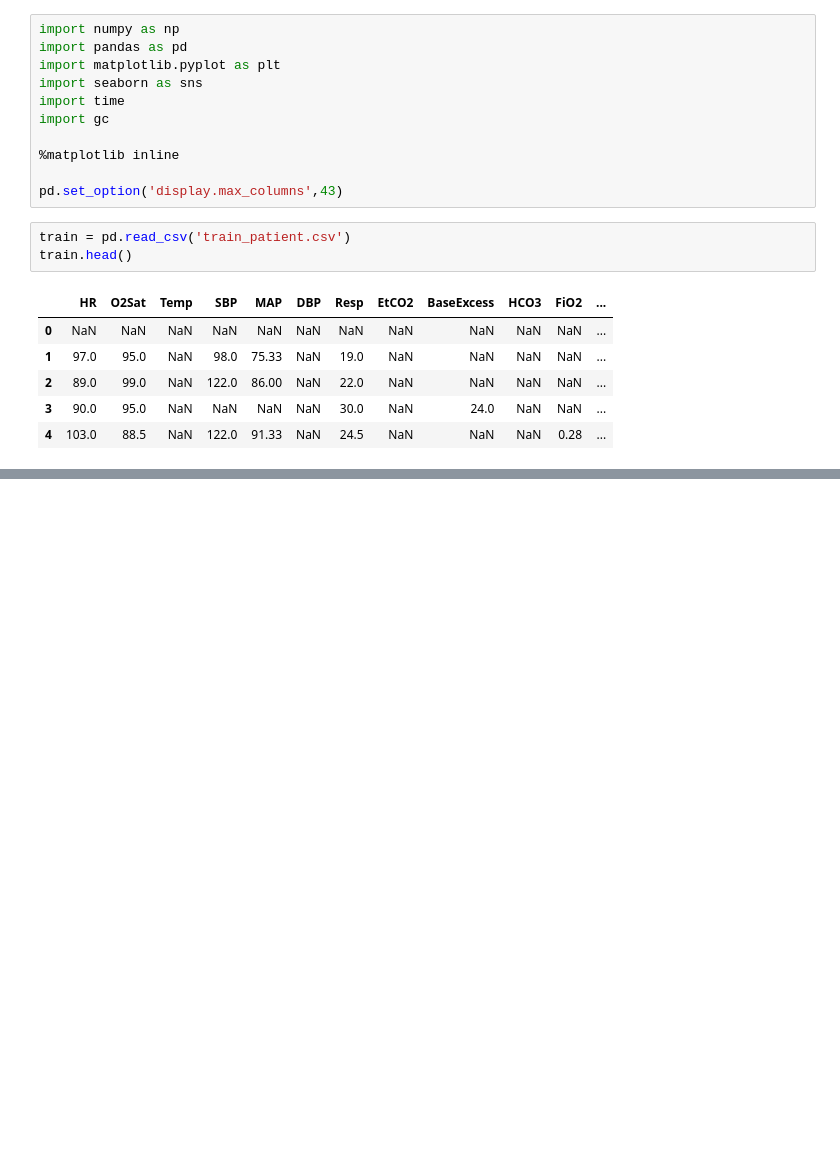
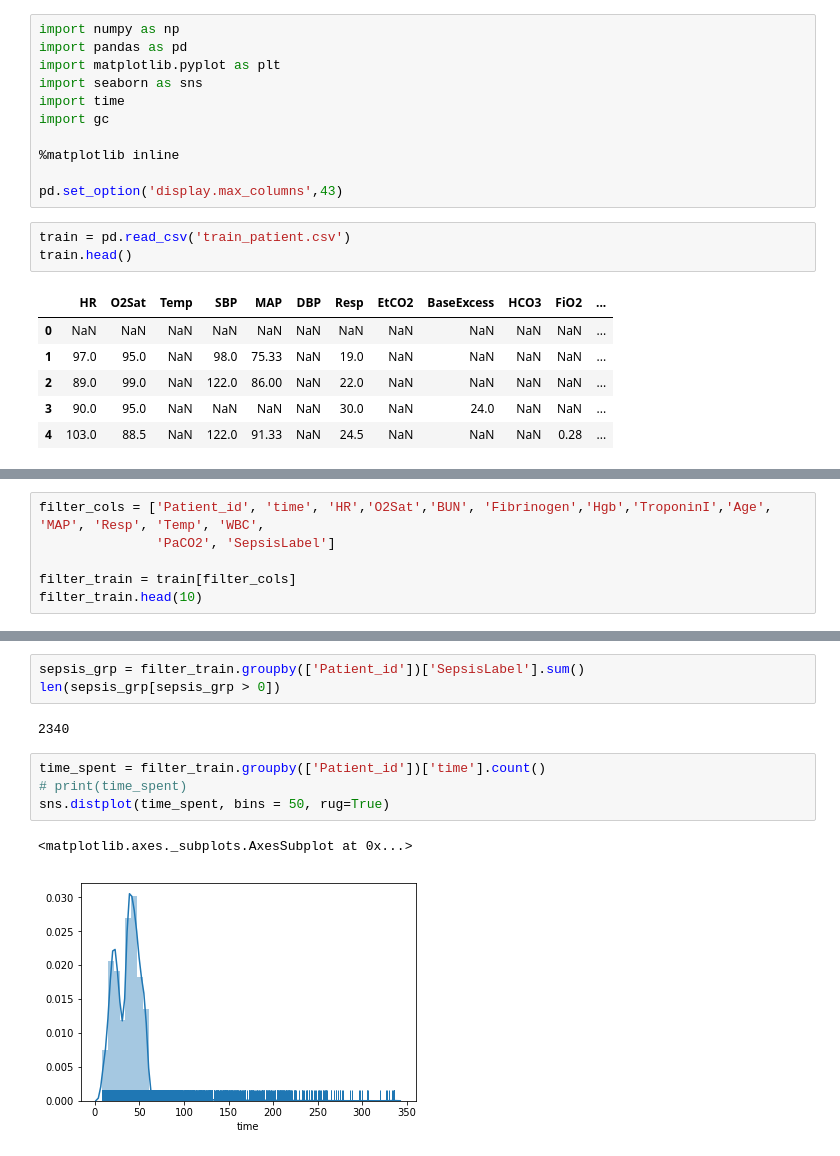
Before and after one commit to bejugamvarun/sepsisPrediction, a Jupyter notebook: EDA.ipynb, the cells around one changed output, grey strips where cells are left out. Saved outputs shown, nothing was run; the diff lists cells and outputs as text; blank space fills up the shorter version.

```diff
--- a/EDA.ipynb
+++ b/EDA.ipynb
@@ -25,0 +22,6 @@ train['Patient_id'].count()
+# %%
+filter_cols = ['Patient_id', 'time', 'HR','O2Sat','BUN', 'Fibrinogen','Hgb','TroponinI','Age', 'MAP', 'Resp', 'Temp', 'WBC',
+               'PaCO2', 'SepsisLabel']
+
+filter_train = train[filter_cols]
+filter_train.head(10)
@@ -25,0 +63,12 @@ train['Patient_id'].count()
+# %%
+sepsis_grp = filter_train.groupby(['Patient_id'])['SepsisLabel'].sum()
+len(sepsis_grp[sepsis_grp > 0])
+# %% [output]
+2340
+# %%
+time_spent = filter_train.groupby(['Patient_id'])['time'].count()
+# print(time_spent)
+sns.distplot(time_spent, bins = 50, rug=True)
+# %% [output]
+<matplotlib.axes._subplots.AxesSubplot at 0x...>
+[figure, added]
```
Also changed, not shown: parts of 16 cells of this notebook, 1 other file.
